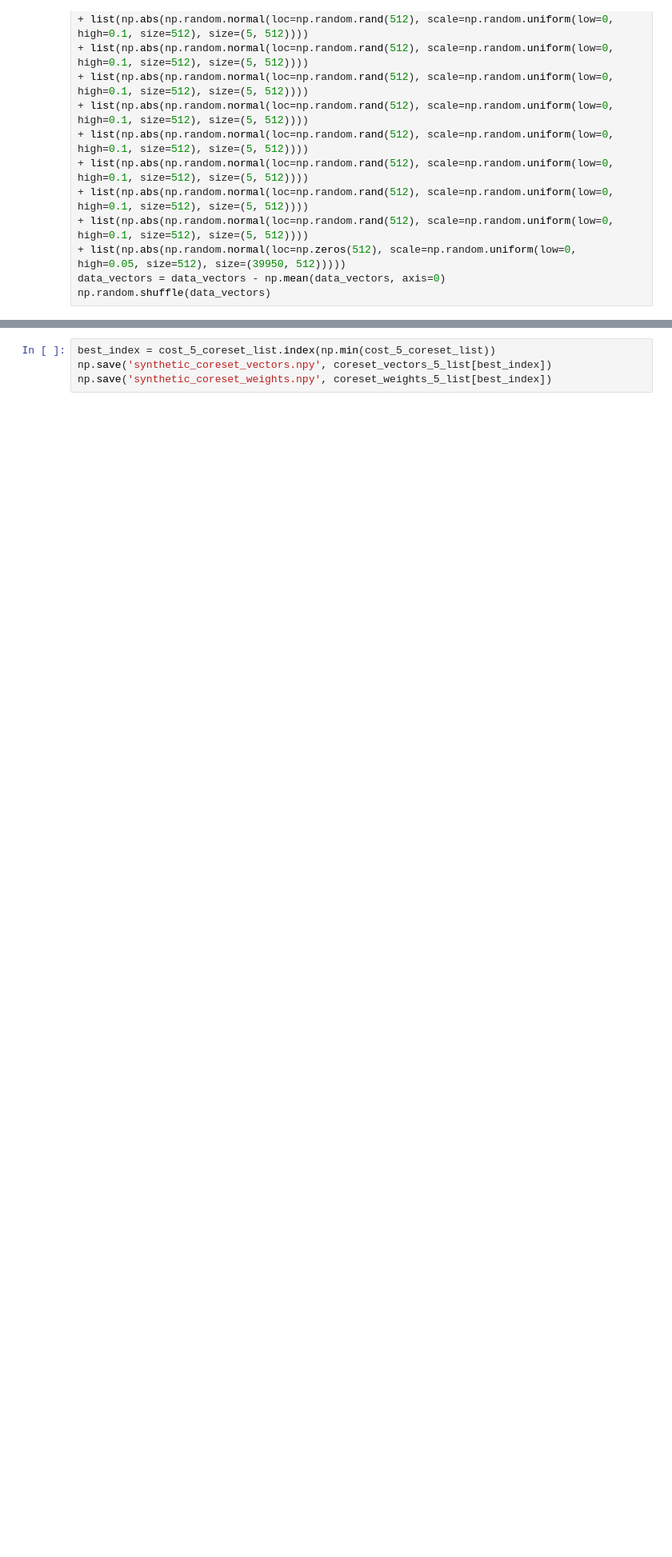
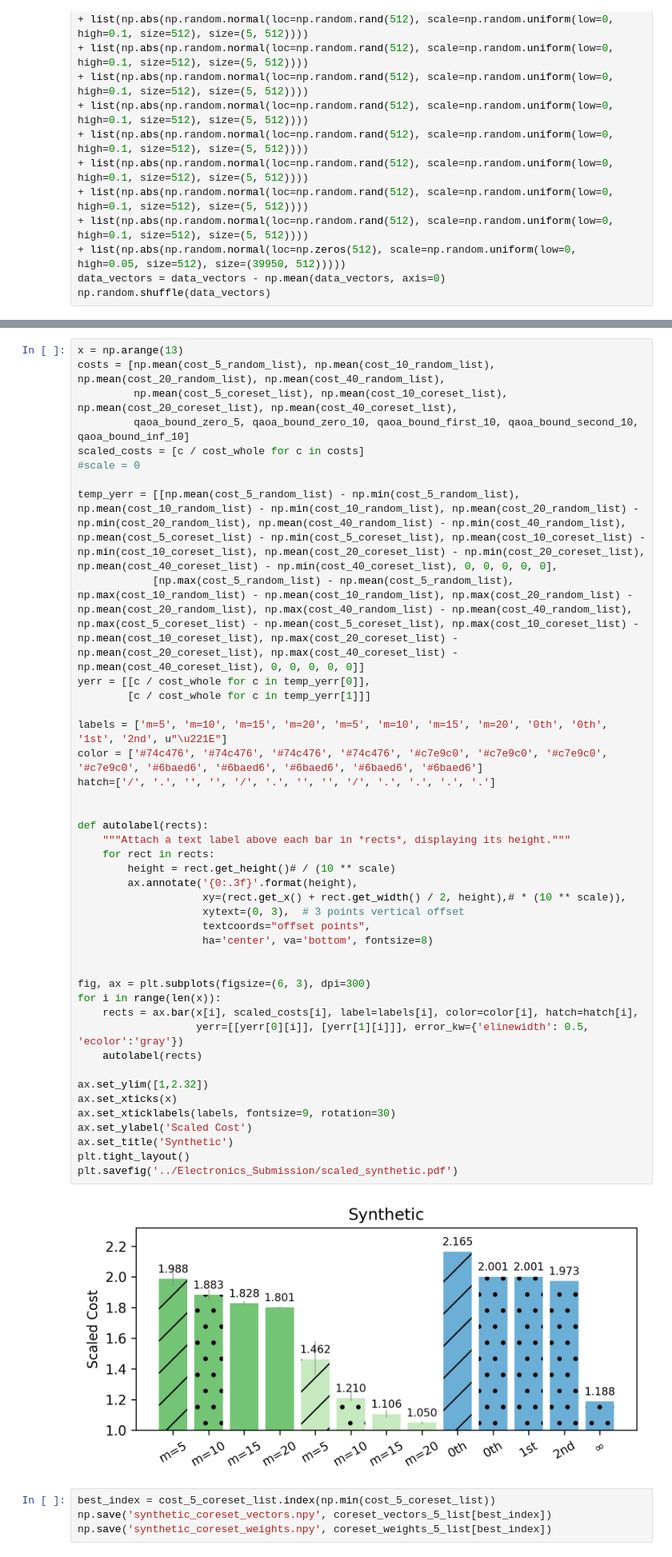
Before and after one commit to teaguetomesh/coresets, a Jupyter notebook: kMeans/synthetic.ipynb, the cells around one changed output, grey strips where cells are left out. Shown at 80% size. Saved outputs shown, nothing was run; the diff lists cells and outputs as text; blank space fills up the shorter version.

```diff
--- a/kMeans/synthetic.ipynb
+++ b/kMeans/synthetic.ipynb
@@ -156,3 +159,47 @@ plt.savefig('synthetic.pdf')
+# %%
+x = np.arange(13)
+costs = [np.mean(cost_5_random_list), np.mean(cost_10_random_list), np.mean(cost_20_random_list), np.mean(cost_40_random_list),
+         np.mean(cost_5_coreset_list), np.mean(cost_10_coreset_list), np.mean(cost_20_coreset_list), np.mean(cost_40_coreset_list),
+         qaoa_bound_zero_5, qaoa_bound_zero_10, qaoa_bound_first_10, qaoa_bound_second_10, qaoa_bound_inf_10]
+scaled_costs = [c / cost_whole for c in costs]
+#scale = 0
+
+temp_yerr = [[np.mean(cost_5_random_list) - np.min(cost_5_random_list), np.mean(cost_10_random_list) - np.min(cost_10_random_list), np.mean(cost_20_random_list) - np.min(cost_20_random_list), np.mean(cost_40_random_list) - np.min(cost_40_random_list), np.mean(cost_5_coreset_list) - np.min(cost_5_coreset_list), np.mean(cost_10_coreset_list) - np.min(cost_10_coreset_list), np.mean(cost_20_coreset_list) - np.min(cost_20_coreset_list), np.mean(cost_40_coreset_list) - np.min(cost_40_coreset_list), 0, 0, 0, 0, 0],
+            [np.max(cost_5_random_list) - np.mean(cost_5_random_list), np.max(cost_10_random_list) - np.mean(cost_10_random_list), np.max(cost_20_random_list) - np.mean(cost_20_random_list), np.max(cost_40_random_list) - np.mean(cost_40_random_list), np.max(cost_5_coreset_list) - np.mean(cost_5_coreset_list), np.max(cost_10_coreset_list) - np.mean(cost_10_coreset_list), np.max(cost_20_coreset_list) - np.mean(cost_20_coreset_list), np.max(cost_40_coreset_list) - np.mean(cost_40_coreset_list), 0, 0, 0, 0, 0]]
+yerr = [[c / cost_whole for c in temp_yerr[0]],
+        [c / cost_whole for c in temp_yerr[1]]]
+
+labels = ['m=5', 'm=10', 'm=15', 'm=20', 'm=5', 'm=10', 'm=15', 'm=20', '0th', '0th', '1st', '2nd', u"\u221E"]
+color = ['#74c476', '#74c476', '#74c476', '#74c476', '#c7e9c0', '#c7e9c0', '#c7e9c0', '#c7e9c0', '#6baed6', '#6baed6', '#6baed6', '#6baed6', '#6baed6']
+hatch=['/', '.', '', '', '/', '.', '', '', '/', '.', '.', '.', '.']
+
+
+def autolabel(rects):
+    """Attach a text label above each bar in *rects*, displaying its height."""
+    for rect in rects:
+        height = rect.get_height()# / (10 ** scale)
+        ax.annotate('{0:.3f}'.format(height),
+                    xy=(rect.get_x() + rect.get_width() / 2, height),# * (10 ** scale)),
+                    xytext=(0, 3),  # 3 points vertical offset
+                    textcoords="offset points",
+                    ha='center', va='bottom', fontsize=8)
+
+
+fig, ax = plt.subplots(figsize=(6, 3), dpi=300)
+for i in range(len(x)):
+    rects = ax.bar(x[i], scaled_costs[i], label=labels[i], color=color[i], hatch=hatch[i],
+                   yerr=[[yerr[0][i]], [yerr[1][i]]], error_kw={'elinewidth': 0.5, 'ecolor':'gray'})
+    autolabel(rects)
+
+ax.set_ylim([1,2.32])
+ax.set_xticks(x)
+ax.set_xticklabels(labels, fontsize=9, rotation=30)
+ax.set_ylabel('Scaled Cost')
+ax.set_title('Synthetic')
+plt.tight_layout()
+plt.savefig('../Electronics_Submission/scaled_synthetic.pdf')
+# %% [output]
+[figure, added]
 # %%
 best_index = cost_5_coreset_list.index(np.min(cost_5_coreset_list))
 np.save('synthetic_coreset_vectors.npy', coreset_vectors_5_list[best_index])
```
Also changed, not shown: parts of 3 cells of this notebook, 10 other files.
